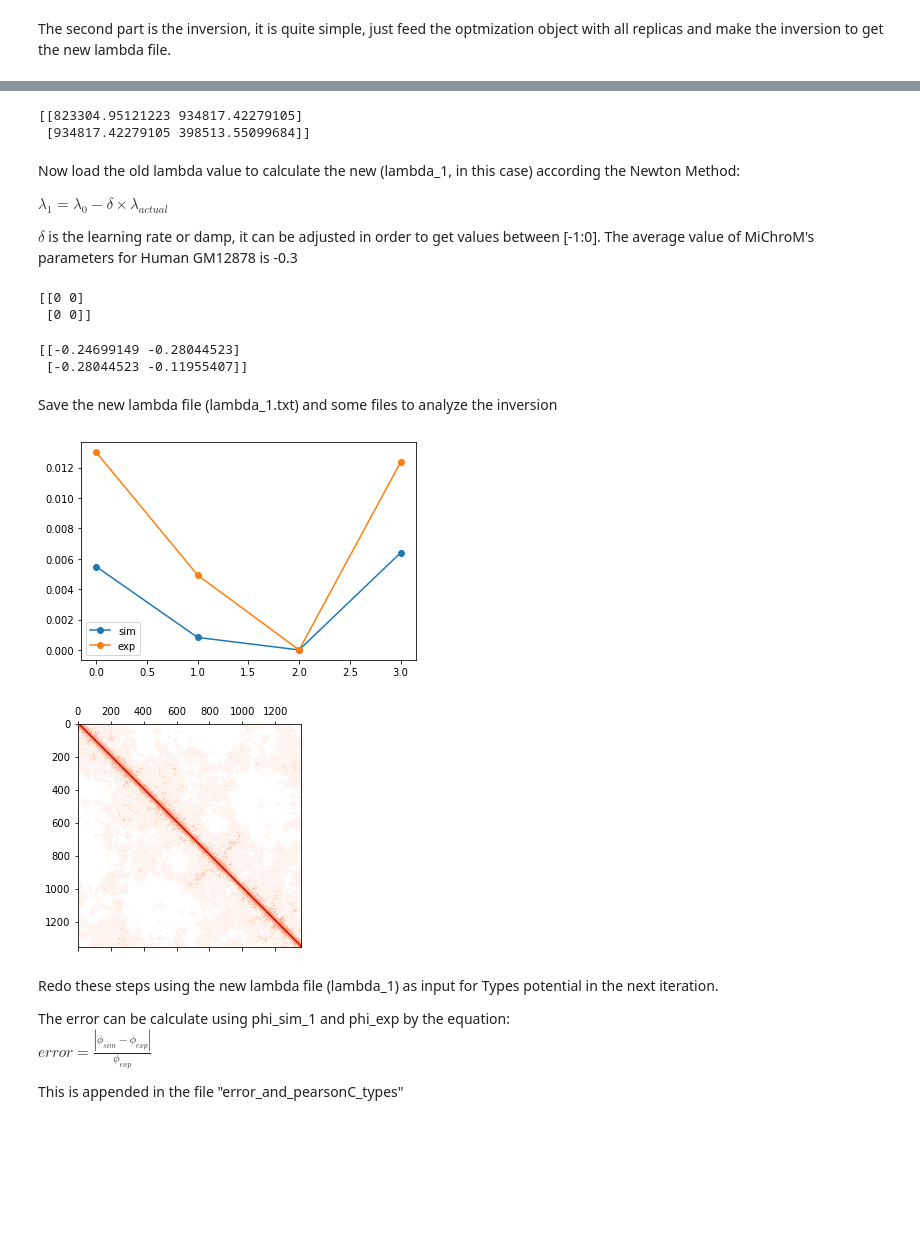
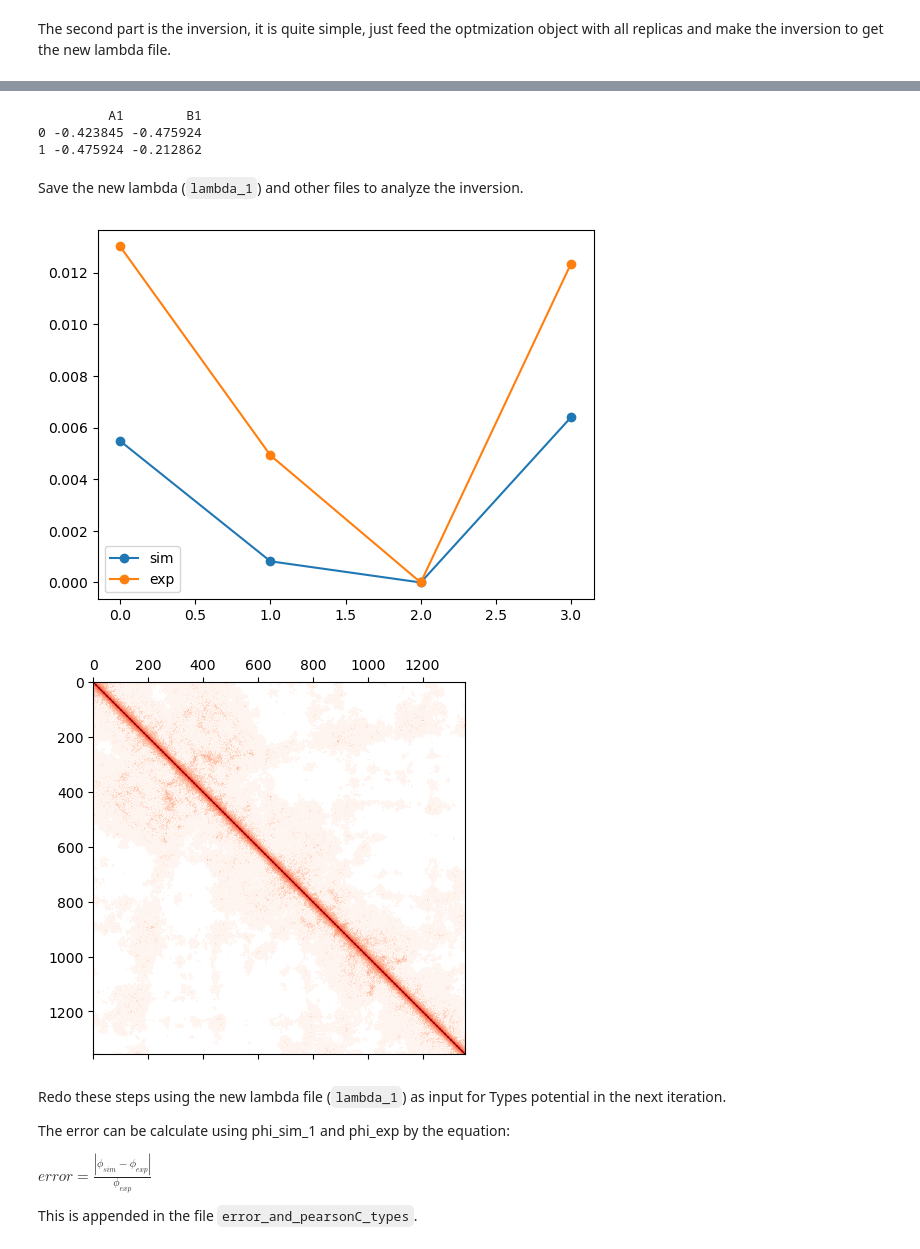
Before and after one commit to junioreif/OpenMiChroM, a Jupyter notebook: Tutorials/MiChroM_Optimization/Tutorial_MiChroM_Optimization.ipynb, the cells around one changed output, grey strips where cells are left out. Saved outputs shown, nothing was run; the diff lists cells and outputs as text; code cells hidden in the pictures; blank space fills up the shorter version.

Commit message:
Changed the lambda outputs and some text

```diff
--- a/Tutorials/MiChroM_Optimization/Tutorial_MiChroM_Optimization.ipynb
+++ b/Tutorials/MiChroM_Optimization/Tutorial_MiChroM_Optimization.ipynb
@@ -274,7 +232,7 @@ sim.removeFlatBottomHarmonic()
 # %% [markdown]
 Initiate the optimization object. In this tutorial, this object is named "opt"
 # %%
-opt = CustomMiChroMTraining(ChromSeq="input/seq_chr10_100k.txt",
+opt = CustomMiChroMTraining(ChromSeq="input/seq_chr10_100k.txt", TypesTable='input/lambda_0',
                             mu=3.22, rc = 1.78)
 # %% [markdown]
 The next step is to perform a long simulation to feed the optimization parameters. <br>
@@ -299,18 +259,18 @@ We are saving these files using the H5 compression because it is faster to write
 
 Note: attention to this step. We have these 4 files for each replica for each iteration step. Be organized!
 # %%
-rep=1
+replica=1
 
-with h5py.File(sim.folder + "/polds_type_" + str(rep)+".h5", 'w') as hf:
+with h5py.File(sim.folder + "/polds_type_" + str(replica)+".h5", 'w') as hf:
     hf.create_dataset("polds_type",  data=opt.polds_type)
 
-with h5py.File(sim.folder + "/Bij_type_" + str(rep)+".h5", 'w') as hf:
+with h5py.File(sim.folder + "/Bij_type_" + str(replica)+".h5", 'w') as hf:
     hf.create_dataset("Bij_type",  data=opt.Bij_type)
 
-with h5py.File(sim.folder + "/Nframes_" + str(rep)+".h5", 'w') as hf:
+with h5py.File(sim.folder + "/Nframes_" + str(replica)+".h5", 'w') as hf:
     hf.create_dataset("Nframes",  data=opt.Nframes)
 
-with h5py.File(sim.folder + "/Pold_" + str(rep)+".h5", 'w') as hf:
+with h5py.File(sim.folder + "/Pold_" + str(replica)+".h5", 'w') as hf:
     hf.create_dataset("Pold",  data=opt.Pold)
 # %% [markdown]
 The first part of the optimization is finished. Inside the output folder, for each iteration, there are these 4 files used in next step.
@@ -325,7 +285,7 @@ iteration_0/polds_type_1.h5
 # %% [markdown]
 The second part is the inversion, it is quite simple, just feed the optmization object with all replicas and make the inversion to get the new lambda file.
 # %%
-opt2 = CustomMiChroMTraining(ChromSeq="input/seq_chr10_100k.txt",
+opt2 = CustomMiChroMTraining(ChromSeq="input/seq_chr10_100k.txt", TypesTable='input/lambda_0',
                             mu=3.22, rc = 1.78)
 # %%
 iterations = "iteration_0"
@@ -347,20 +311,8 @@ With the parameters fed with all replicas, we calculate the inversion and get th
 # %%
-lambdas = opt2.getLamb_types(exp_map="input/chr10_100k.dense")
+damp = 3*10**-7
+lambdas = opt2.getLamb_types(exp_map="input/chr10_100k.dense", damp=damp)
 print(lambdas)
 # %% [output]
-[[823304.95121223 934817.42279105]
- [934817.42279105 398513.55099684]]
+         A1        B1
+0 -0.423845 -0.475924
+1 -0.475924 -0.212862
-# %% [markdown]
-Now load the old lambda value to calculate the new (lambda_1, in this case) according the Newton Method: <br>
-
-$\lambda_1 = \lambda_0 - \delta\times\lambda_{actual}$
-
-$\delta$ is the learning rate or damp, it can be adjusted in order to get values between [-1:0]. The average value of MiChroM's parameters for Human GM12878 is -0.3
-# %%
-old = pd.read_csv("input/lambda_0", sep=None, engine='python')
-lambda_old = old.values
-seq = old.columns
-print(lambda_old)
-# %% [output]
-[[0 0]
- [0 0]]
@@ -370,40 +319,35 @@ lambda_new = lambda_old - damp*lambdas
-# %%
-print(lambda_new)
-# %% [output]
-[[-0.24699149 -0.28044523]
- [-0.28044523 -0.11955407]]
 # %% [markdown]
-Save the new lambda file (lambda_1.txt) and some files to analyze the inversion
+Save the new lambda (`lambda_1`) and other files to analyze the inversion.
 # %%
 iteration = 0
 #prob of A/B in sim and exp
 phi_sim = opt2.calc_sim_phi_types().ravel()
 phi_exp = opt2.calc_exp_phi_types().ravel()
 np.savetxt('phi_sim_' + str(iteration), phi_sim)
 np.savetxt('phi_exp', phi_exp)
 
 plt.plot(phi_sim, 'o-', label="sim")
 plt.plot(phi_exp, 'o-', label="exp")
 plt.legend()
 
 #HiC_simulate
 dense_sim = opt2.getHiCSim()
 np.savetxt('hic_sim_' + str(iteration)+'.dense', dense_sim)
 plt.matshow(dense_sim, norm=mpl.colors.LogNorm(vmin=0.0001, vmax=dense_sim.max()),cmap="Reds")
 
 #save the new lambda file
-lamb = pd.DataFrame(lambda_new,columns=seq)
-lamb.to_csv("input/lambda_1", index=False)
+lambdas.to_csv("input/lambda_1", index=False)
 # %% [output]
-[figure, old version]
+[figure, new version]
-[figure, old version]
+[figure, new version]
 # %% [markdown]
-Redo these steps using the new lambda file (lambda_1) as input for Types potential in the next iteration.
+Redo these steps using the new lambda file (`lambda_1`) as input for Types potential in the next iteration.
 
 The error can be calculate using phi_sim_1 and phi_exp by the equation:<br>
+
 $error = \frac{|\phi_{sim}-\phi_{exp}|}{\phi_{exp}}$
 
-This is appended in the file  "error_and_pearsonC_types"
+This is appended in the file  `error_and_pearsonC_types`.
 # %%
 %%bash
 cat error_and_pearsonC_types
```
Also changed, not shown: parts of 22 cells of this notebook.
